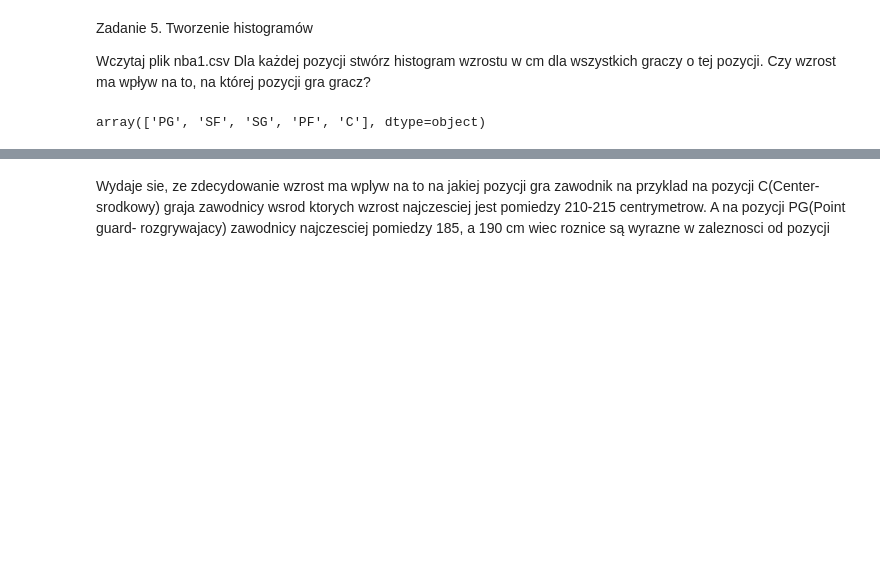
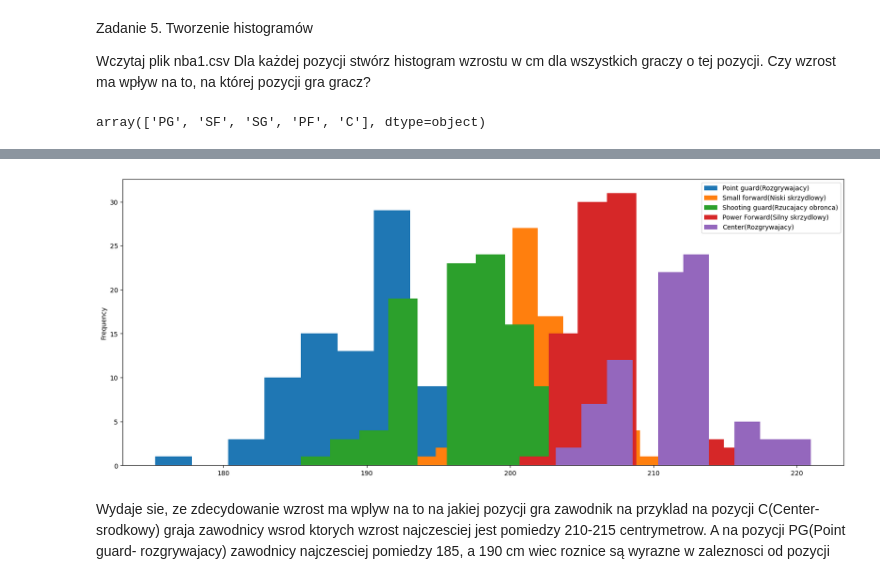
Before and after one commit to mkopanik/Bank_marketing, a Jupyter notebook: WADLab2.ipynb, the cells around one changed output, grey strips where cells are left out. Drawn from its saved outputs; the diff is of its cells as text; code cells hidden in the pictures; blank space fills up the shorter version.

```diff
--- a/WADLab2.ipynb
+++ b/WADLab2.ipynb
@@ -215,2 +215,9 @@ plt.show()
+# %%
+# dodatkowo narysujemy wszystkie histogramy na jednym wykresie
+pozycje = data['Position'].unique()
+for i in pozycje:
+    data[data['Position']==i]['Height_cm'].plot.hist(label = i,legend = True,figsize= (20,8))
+# %% [output]
+[figure, added]
 # %% [markdown]
 Wydaje sie, ze zdecydowanie wzrost ma wplyw na to na jakiej pozycji gra zawodnik na przyklad na pozycji C(Center-srodkowy) graja zawodnicy wsrod ktorych wzrost najczesciej jest pomiedzy 210-215 centrymetrow. A na pozycji PG(Point guard- rozgrywajacy) zawodnicy najczesciej pomiedzy 185, a 190 cm wiec roznice są wyrazne w zaleznosci od pozycji
```
Also changed, not shown: parts of 1 cell of this notebook.
